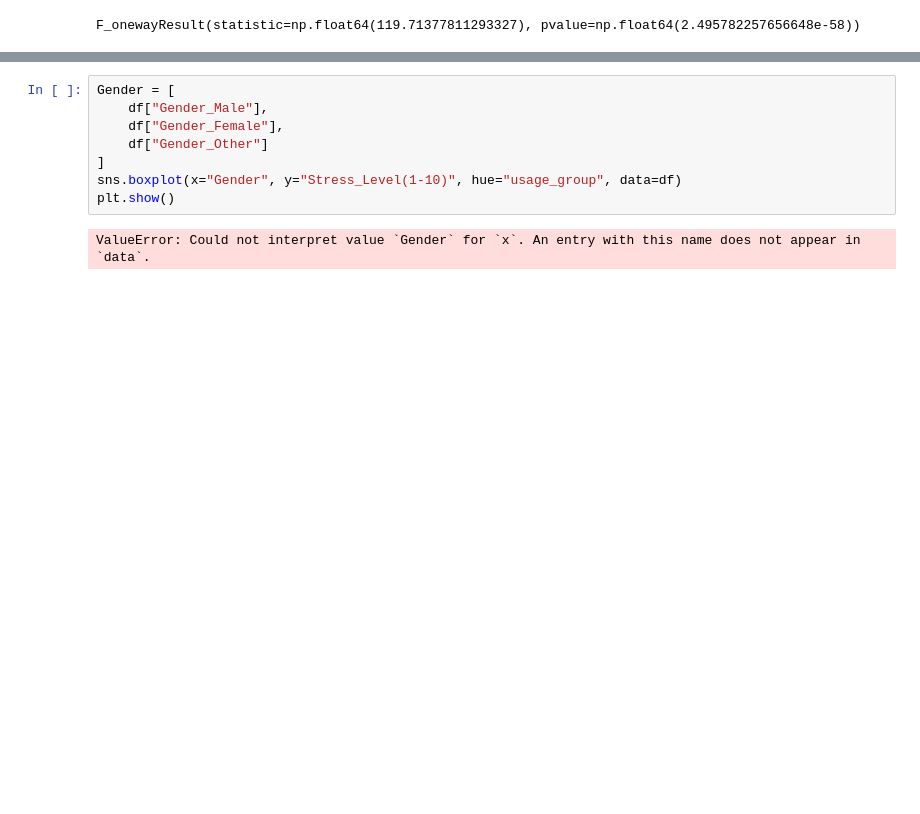
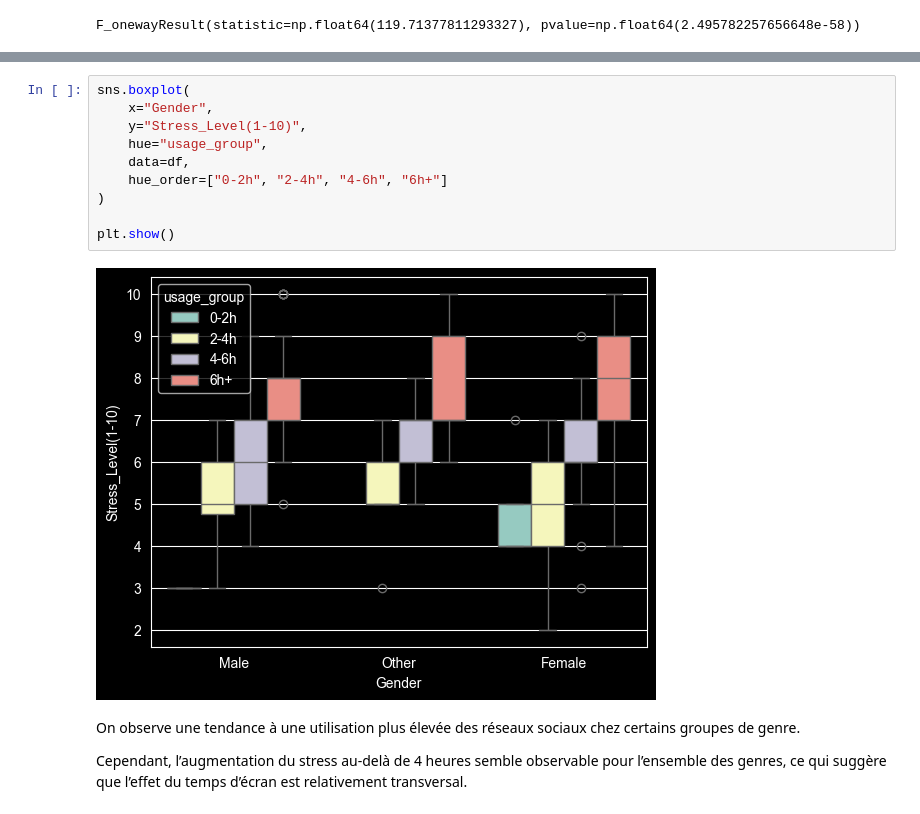
Before and after one commit to KANTIN-FAGN/SocialMedia_Analysis, a Jupyter notebook: socialmedia_analysis/notebooks/03_exploration.ipynb, the cells around one changed output, grey strips where cells are left out. Drawn from its saved outputs; the diff is of its cells as text; blank space fills up the shorter version.

```diff
--- a/socialmedia_analysis/notebooks/03_exploration.ipynb
+++ b/socialmedia_analysis/notebooks/03_exploration.ipynb
@@ -107,10 +140,16 @@ des réseaux sociaux.
 # %%
-Gender = [
-    df["Gender_Male"],
-    df["Gender_Female"],
-    df["Gender_Other"]
-]
-sns.boxplot(x="Gender", y="Stress_Level(1-10)", hue="usage_group", data=df)
+sns.boxplot(
+    x="Gender",
+    y="Stress_Level(1-10)",
+    hue="usage_group",
+    data=df,
+    hue_order=["0-2h", "2-4h", "4-6h", "6h+"]
+)
+
 plt.show()
 # %% [output]
-ValueError: Could not interpret value `Gender` for `x`. An entry with this name does not appear in `data`.
+[figure, added]
+# %% [markdown]
+On observe une tendance à une utilisation plus élevée des réseaux sociaux chez certains groupes de genre.
+
+Cependant, l’augmentation du stress au-delà de 4 heures semble observable pour l’ensemble des genres, ce qui suggère que l’effet du temps d’écran est relativement transversal.
```
Also changed, not shown: parts of 17 cells of this notebook, 4 other files.
